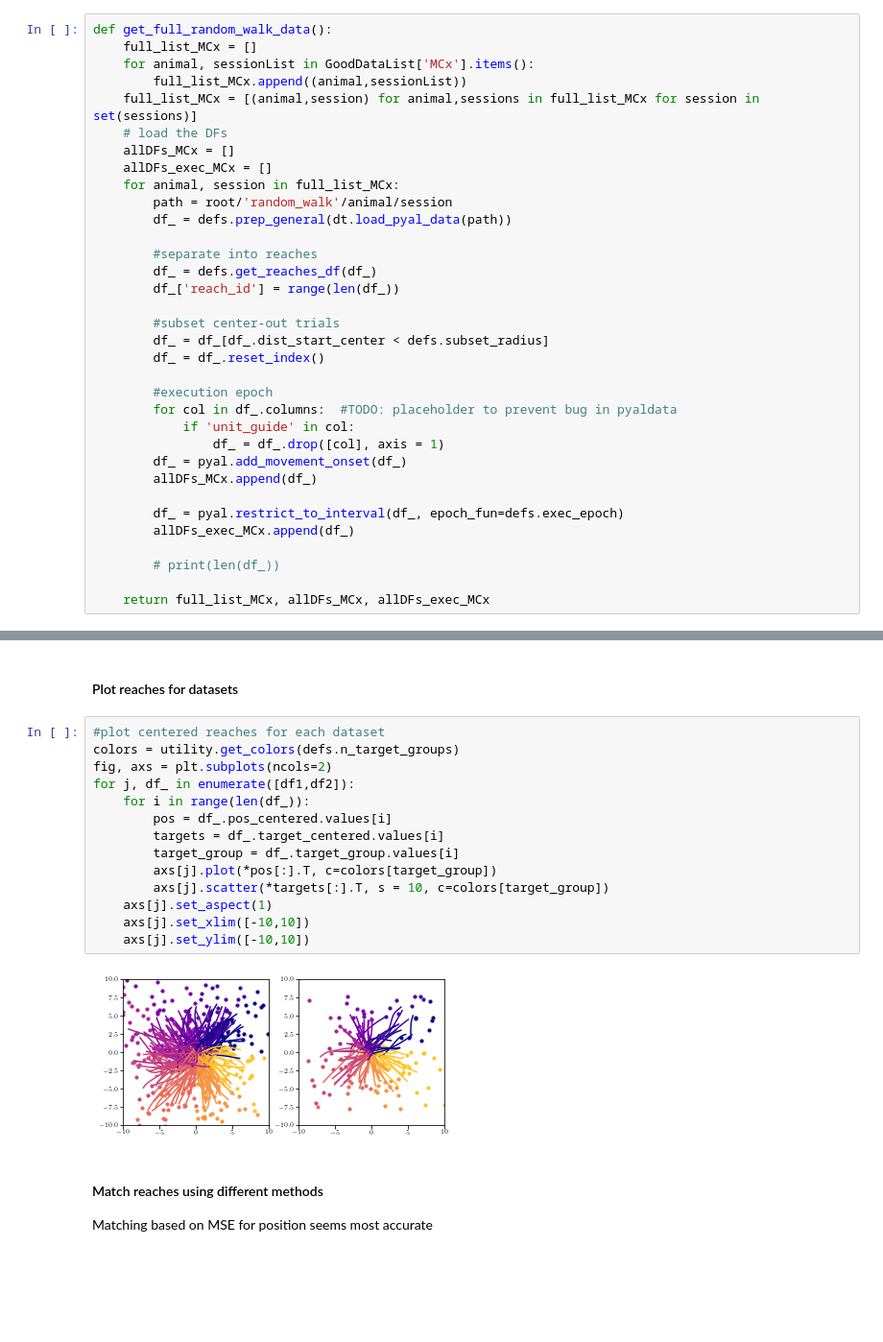
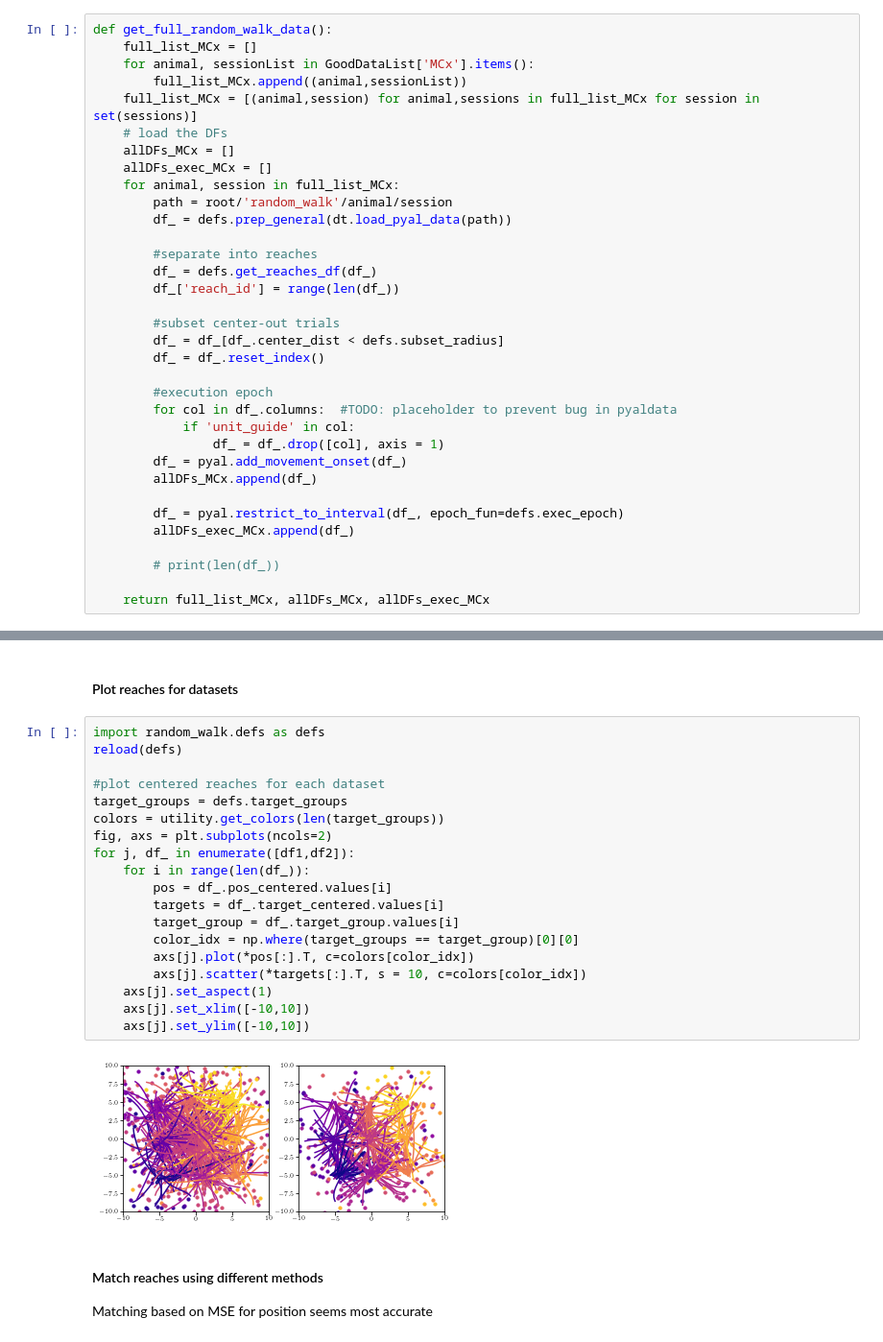
Before and after one commit to AtMostafa/multi-animal-alignment, a Jupyter notebook: random_walk/match_data.ipynb, the cells around one changed output, grey strips where cells are left out. Shown at 96% size. Drawn from its saved outputs; the diff is of its cells as text; blank space fills up the shorter version.

```diff
--- a/random_walk/match_data.ipynb
+++ b/random_walk/match_data.ipynb
@@ -83,7 +83,7 @@ def get_full_random_walk_data():
         df_['reach_id'] = range(len(df_))
 
         #subset center-out trials
-        df_ = df_[df_.dist_start_center < defs.subset_radius]
+        df_ = df_[df_.center_dist < defs.subset_radius]
         df_ = df_.reset_index()
 
         #execution epoch
@@ -132,21 +158,26 @@ allDFs_MCx[ref_i]
 # %% [markdown]
 #### Plot reaches for datasets
 # %%
+import random_walk.defs as defs
+reload(defs)
+
 #plot centered reaches for each dataset
-colors = utility.get_colors(defs.n_target_groups)
+target_groups = defs.target_groups
+colors = utility.get_colors(len(target_groups))
 fig, axs = plt.subplots(ncols=2)
 for j, df_ in enumerate([df1,df2]):
     for i in range(len(df_)):
         pos = df_.pos_centered.values[i]
         targets = df_.target_centered.values[i]
         target_group = df_.target_group.values[i]
-        axs[j].plot(*pos[:].T, c=colors[target_group])
-        axs[j].scatter(*targets[:].T, s = 10, c=colors[target_group])
+        color_idx = np.where(target_groups == target_group)[0][0]
+        axs[j].plot(*pos[:].T, c=colors[color_idx])
+        axs[j].scatter(*targets[:].T, s = 10, c=colors[color_idx])
     axs[j].set_aspect(1)
     axs[j].set_xlim([-10,10])
     axs[j].set_ylim([-10,10])
 # %% [output]
-[figure, old version]
+[figure, new version]
 # %% [markdown]
 #### Match reaches using different methods
 Matching based on MSE for position seems most accurate
```
Also changed, not shown: parts of 13 cells of this notebook, 3 other files.
